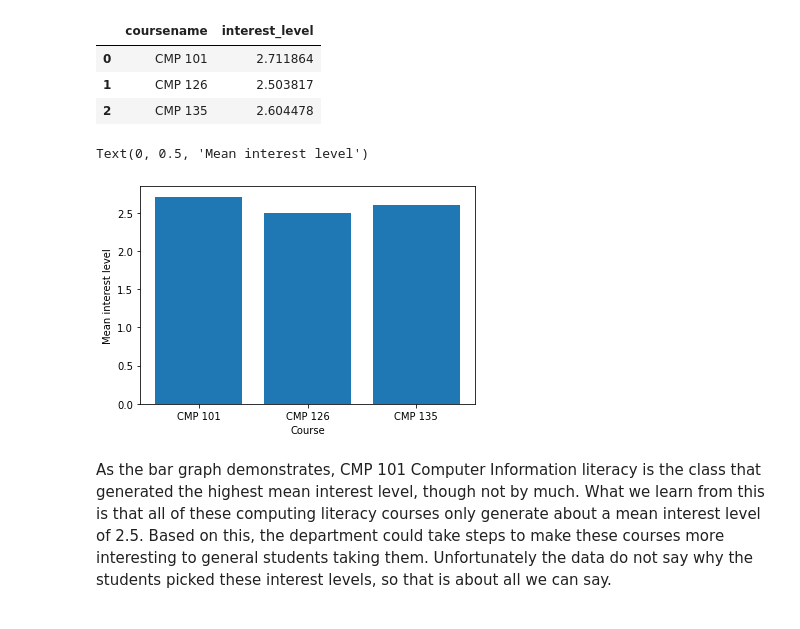
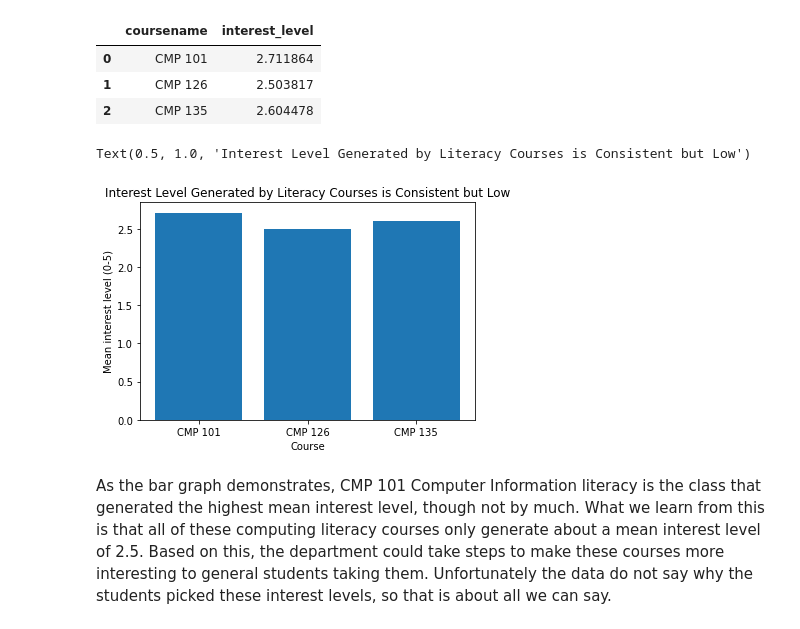
Before and after one commit to jackr276/Project-2---Data-Anaylsis-with-Python, a Jupyter notebook: Project 2 Data Analysis.ipynb, the cells around one changed output. Drawn from its saved outputs; the diff is of its cells as text; code cells hidden in the pictures.

```diff
--- a/Project 2 Data Analysis.ipynb
+++ b/Project 2 Data Analysis.ipynb
@@ -79,11 +79,12 @@ grouped_coursename
 # %%
 # Make a bar chart graphing mean interest level vs. coursename
 plt.bar(grouped_coursename["coursename"],grouped_coursename['interest_level'])
 plt.xlabel("Course")
-plt.ylabel('Mean interest level')
+plt.ylabel('Mean interest level (0-5)')
+plt.title("Interest Level Generated by Literacy Courses is Consistent but Low")
 # %% [output]
-Text(0, 0.5, 'Mean interest level')
+Text(0.5, 1.0, 'Interest Level Generated by Literacy Courses is Consistent but Low')
-[figure, old version]
+[figure, new version]
 # %% [markdown]
 As the bar graph demonstrates, CMP 101 Computer Information literacy is the class that generated the highest mean interest level, though not by much. What we learn from this is that all of these computing literacy courses only generate about a mean interest level of 2.5. Based on this, the department could take steps to make these courses more interesting to general students taking them. Unfortunately the data do not say why the students picked these interest levels, so that is about all we can say.
 # %% [markdown]
```
Also changed, not shown: parts of 2 cells of this notebook.
